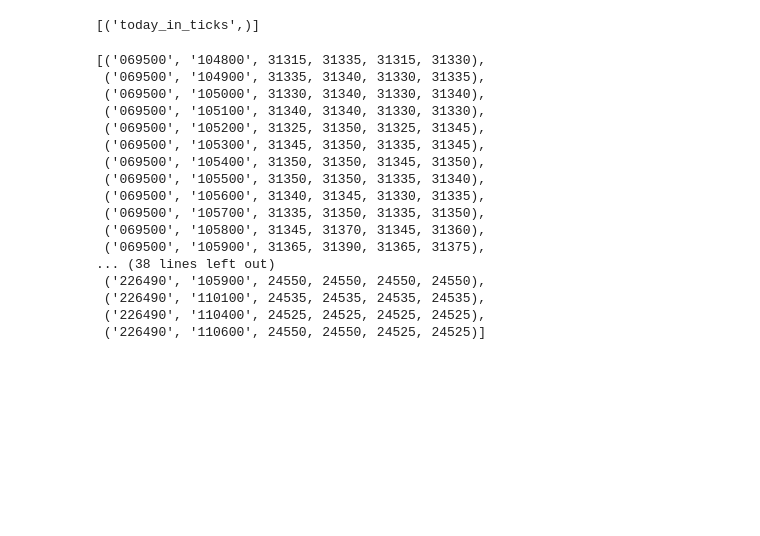
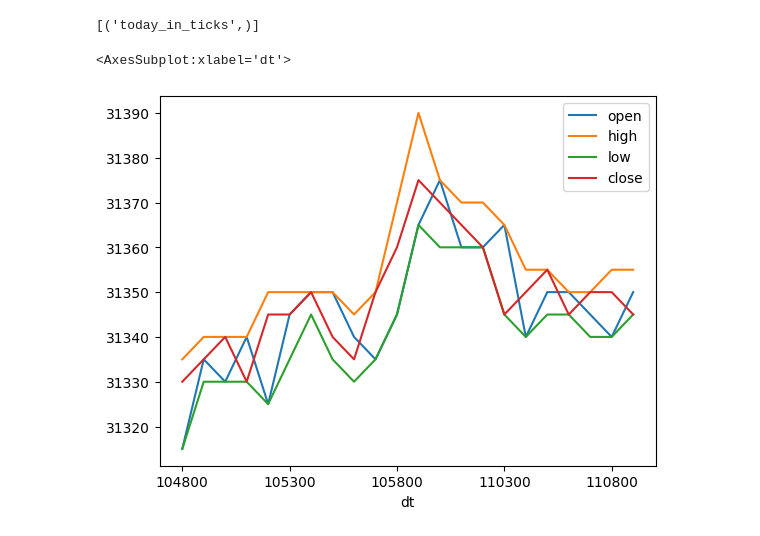
Before and after one commit to jangmino/AIFT2022, a Jupyter notebook: jupyter/sqlite3_scratch_realtime.ipynb, the cells around one changed output. Drawn from its saved outputs; the diff is of its cells as text; code cells hidden in the pictures; blank space fills up the shorter version.

Commit message:
data_provider 테스트

```diff
--- a/jupyter/sqlite3_scratch_realtime.ipynb
+++ b/jupyter/sqlite3_scratch_realtime.ipynb
@@ -144,4 +52 @@ provider.create_table()
-# %%
-with provider.engine.connect() as connection:
-  rr = connection.execute('select * from today_in_ticks').fetchall()
 # %% [markdown]
@@ -149,7 +54,7 @@ with provider.engine.connect() as connection:
 # %%
 import re
 # %%
-sample_file_path = r'c:\Sungshin\Lectures\2022\repos\AIFT2022\data\주식체결_sample.txt'
+sample_file_path = r'..\data\주식체결_sample.txt'
 # %%
 p = re.compile(r".*([{]'code.*[}])")
 # %%
@@ -179,25 +84,12 @@ with provider.engine.connect() as connection:
     ) as t
   '''
   ).fetchall()
-# %%
-rr
-# %% [output]
-[('069500', '104800', 31315, 31335, 31315, 31330),
- ('069500', '104900', 31335, 31340, 31330, 31335),
- ('069500', '105000', 31330, 31340, 31330, 31340),
- ('069500', '105100', 31340, 31340, 31330, 31330),
- ('069500', '105200', 31325, 31350, 31325, 31345),
- ('069500', '105300', 31345, 31350, 31335, 31345),
- ('069500', '105400', 31350, 31350, 31345, 31350),
- ('069500', '105500', 31350, 31350, 31335, 31340),
- ('069500', '105600', 31340, 31345, 31330, 31335),
- ('069500', '105700', 31335, 31350, 31335, 31350),
- ('069500', '105800', 31345, 31370, 31345, 31360),
- ('069500', '105900', 31365, 31390, 31365, 31375),
-... (38 lines left out)
- ('226490', '105900', 24550, 24550, 24550, 24550),
- ('226490', '110100', 24535, 24535, 24535, 24535),
- ('226490', '110400', 24525, 24525, 24525, 24525),
- ('226490', '110600', 24550, 24550, 24525, 24525)]
+# %%
+df = pd.DataFrame(rr, columns=['code', 'dt', 'open', 'high', 'low', 'close'])
+# %%
+df.query("code=='069500'").plot(x='dt', y=['open', 'high', 'low', 'close'])
+# %% [output]
+<AxesSubplot:xlabel='dt'>
+[figure, added]
 # %%
 provider.engine.execute('select * from today_in_ticks where st_code="069500"').fetchall()
```
Also changed, not shown: parts of 14 cells of this notebook, 1 other file.
